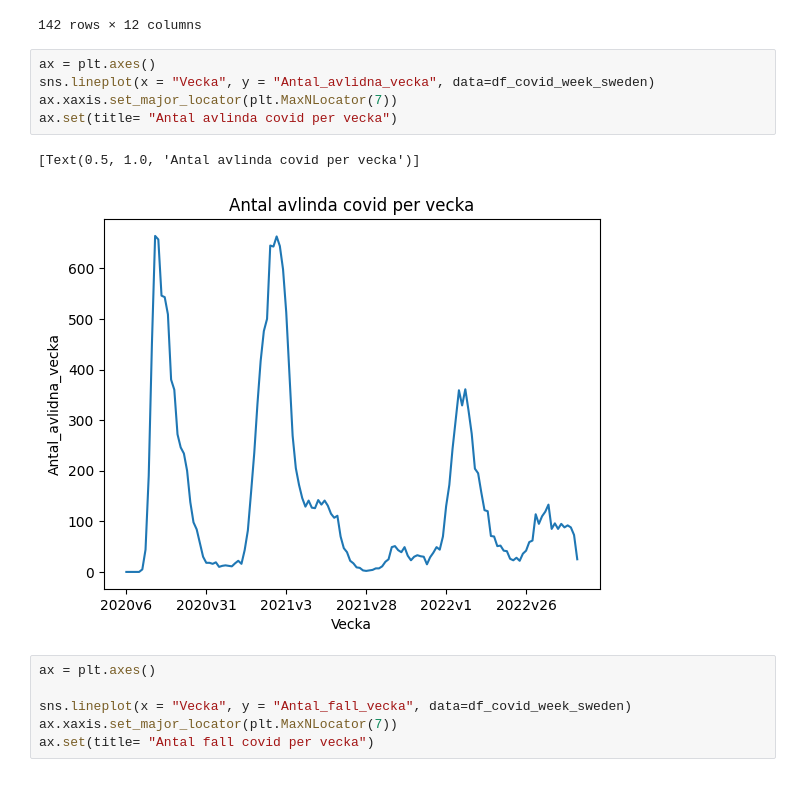
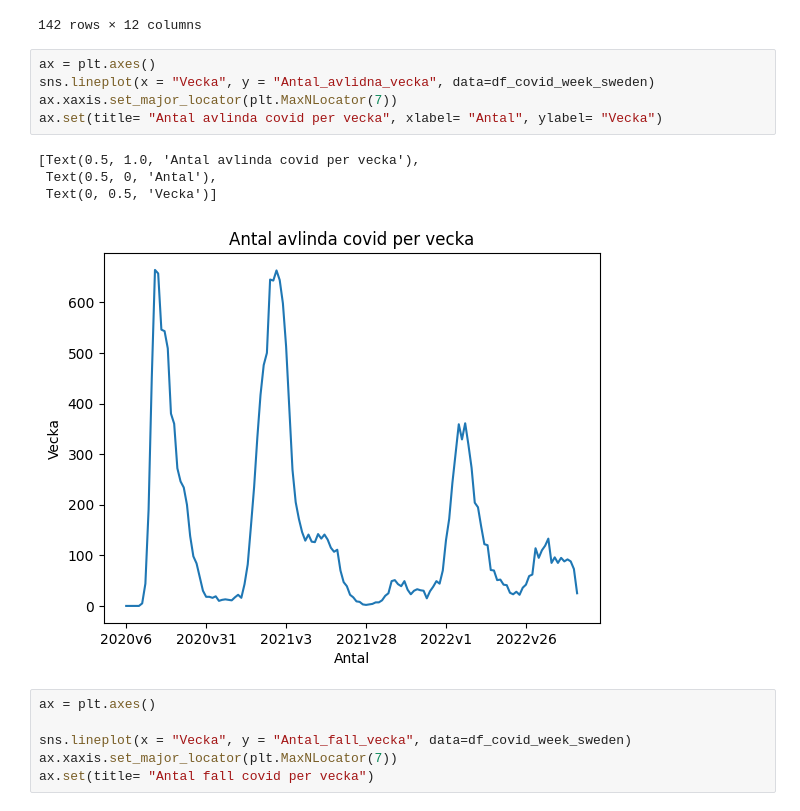
Before and after one commit to SCGlass/Data-Processing-Sam-Glass, a Jupyter notebook: Lab_Covid/Lab_covid.ipynb, the cells around one changed output. Saved outputs shown, nothing was run; the diff lists cells and outputs as text.

```diff
--- a/Lab_Covid/Lab_covid.ipynb
+++ b/Lab_Covid/Lab_covid.ipynb
@@ -107,11 +107,13 @@ df_covid_week_sweden
 # %%
 ax = plt.axes()
 sns.lineplot(x = "Vecka", y = "Antal_avlidna_vecka", data=df_covid_week_sweden)
 ax.xaxis.set_major_locator(plt.MaxNLocator(7))
-ax.set(title= "Antal avlinda covid per vecka")
+ax.set(title= "Antal avlinda covid per vecka", xlabel= "Antal", ylabel= "Vecka")
 # %% [output]
-[Text(0.5, 1.0, 'Antal avlinda covid per vecka')]
+[Text(0.5, 1.0, 'Antal avlinda covid per vecka'),
+ Text(0.5, 0, 'Antal'),
+ Text(0, 0.5, 'Vecka')]
-[figure, old version]
+[figure, new version]
 # %%
 ax = plt.axes()
 
```
Also changed, not shown: parts of 4 cells of this notebook.
